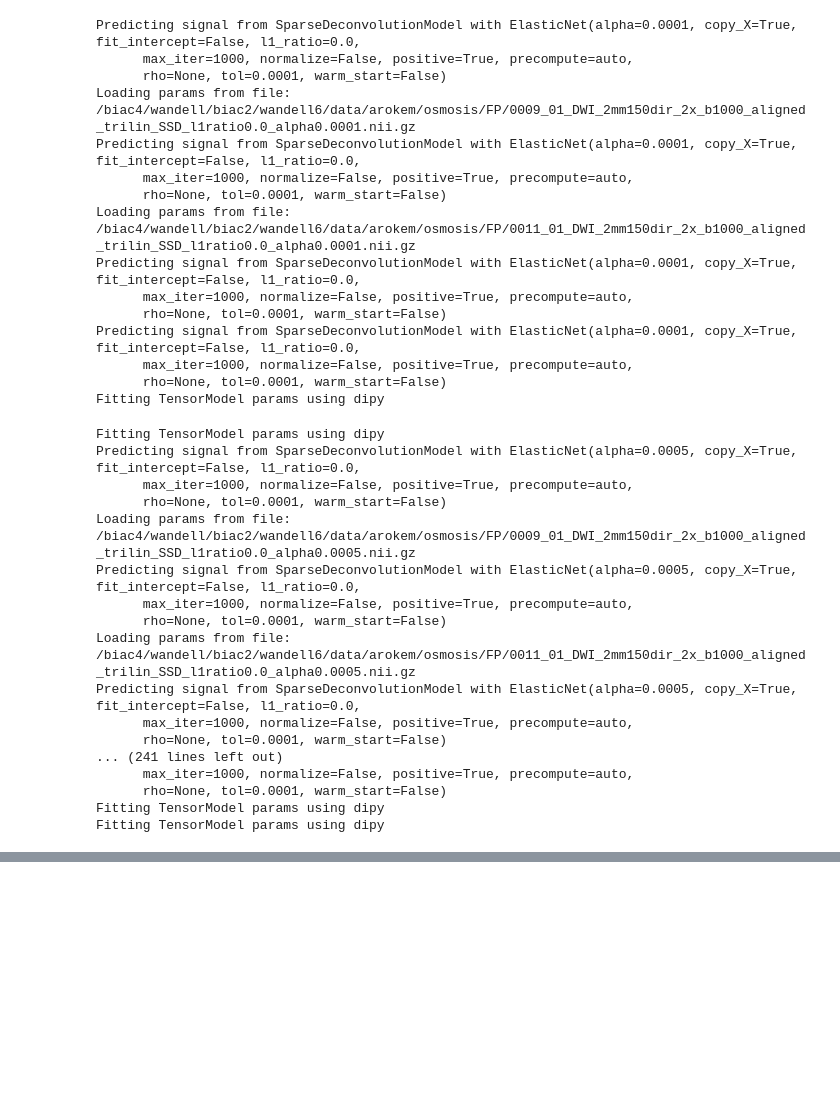
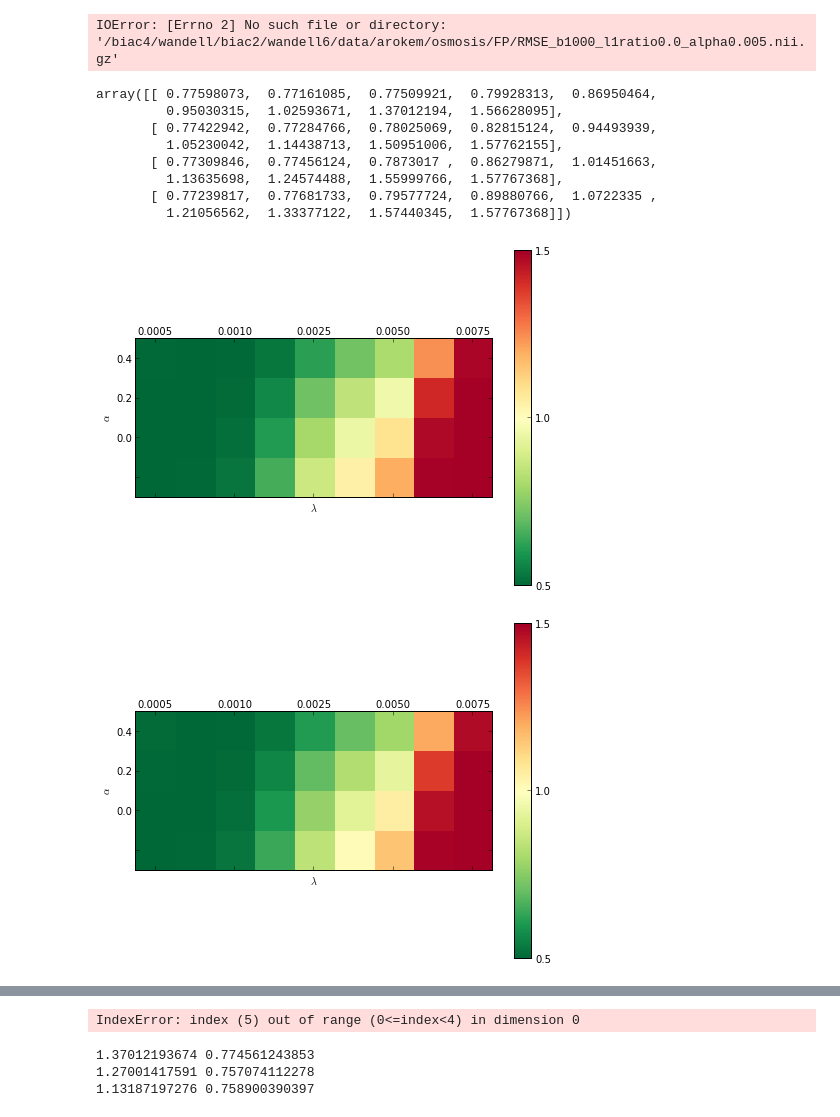
Before and after one commit to arokem/osmosis, a Jupyter notebook: doc/paper_figures/AppendixA-FAST.ipynb, the cells around one changed output, grey strips where cells are left out. Drawn from its saved outputs; the diff is of its cells as text; code cells hidden in the pictures; blank space fills up the shorter version.

```diff
--- a/doc/paper_figures/AppendixA-FAST.ipynb
+++ b/doc/paper_figures/AppendixA-FAST.ipynb
@@ -26,10 +26,10 @@ l1_ratios = [0.0, 0.2, 0.4, 0.6, 0.8, 1.0]
 # %%
 rmse_matrix = {}
 rel_matrix = {}
-for b in [1000, 2000, 4000]:
+for b in [1000, 2000, 4000]: #
     ad_rd = oio.get_ad_rd(subject, b)
-    rmse_matrix[b] = np.zeros((len(rhos), len(alphas)))
-    rel_matrix[b] = np.zeros((len(rhos), len(alphas)))
+    rmse_matrix[b] = np.zeros((len(l1_ratios), len(alphas)))
+    rel_matrix[b] = np.zeros((len(l1_ratios), len(alphas)))
     for l1_idx, l1_ratio in enumerate(l1_ratios):
         for alpha_idx, this_alpha in enumerate(alphas):
 
@@ -37,66 +37,45 @@ for b in [1000, 2000, 4000]:
                                                              subject,
                                                              b,
                                                              l1_ratio,
-                                                             alpha)
+                                                             this_alpha)
 
             rrmse_fname = "%s/%s/PDD_angle_b%s_l1ratio%s_alpha%s.nii.gz"%(oio.data_path,
                                                              subject,
                                                              b,
                                                              l1_ratio,
-                                                             alpha)
+                                                             this_alpha)
 
-            rrmse = ni.load()
+            rrmse = ni.load(oio.data_path + '/%s/'%subject + 'RMSE_b%s_l1ratio%s_alpha%s.nii.gz'%(b, l1_ratio, this_alpha)).get_data()
             median_rmse = np.median(rrmse[np.isfinite(rrmse)])
             rmse_matrix[b][l1_idx, alpha_idx] = median_rmse
+            rel = ni.load(oio.data_path + '/%s/'%subject + 'PDD_angle_b%s_l1ratio%s_alpha%s.nii.gz'%(b, l1_ratio, this_alpha)).get_data()
             median_rel = np.median(rel[np.isfinite(rel)])
             rel_matrix[b][l1_idx, alpha_idx] = median_rel
 # %% [output]
-Predicting signal from SparseDeconvolutionModel with ElasticNet(alpha=0.0001, copy_X=True, fit_intercept=False, l1_ratio=0.0,
-      max_iter=1000, normalize=False, positive=True, precompute=auto,
-      rho=None, tol=0.0001, warm_start=False)
-Loading params from file: /biac4/wandell/biac2/wandell6/data/arokem/osmosis/FP/0009_01_DWI_2mm150dir_2x_b1000_aligned_trilin_SSD_l1ratio0.0_alpha0.0001.nii.gz
-Predicting signal from SparseDeconvolutionModel with ElasticNet(alpha=0.0001, copy_X=True, fit_intercept=False, l1_ratio=0.0,
-      max_iter=1000, normalize=False, positive=True, precompute=auto,
-      rho=None, tol=0.0001, warm_start=False)
-Loading params from file: /biac4/wandell/biac2/wandell6/data/arokem/osmosis/FP/0011_01_DWI_2mm150dir_2x_b1000_aligned_trilin_SSD_l1ratio0.0_alpha0.0001.nii.gz
-Predicting signal from SparseDeconvolutionModel with ElasticNet(alpha=0.0001, copy_X=True, fit_intercept=False, l1_ratio=0.0,
-      max_iter=1000, normalize=False, positive=True, precompute=auto,
-      rho=None, tol=0.0001, warm_start=False)
-Predicting signal from SparseDeconvolutionModel with ElasticNet(alpha=0.0001, copy_X=True, fit_intercept=False, l1_ratio=0.0,
-      max_iter=1000, normalize=False, positive=True, precompute=auto,
-      rho=None, tol=0.0001, warm_start=False)
-Fitting TensorModel params using dipy
+IOError: [Errno 2] No such file or directory: '/biac4/wandell/biac2/wandell6/data/arokem/osmosis/FP/RMSE_b1000_l1ratio0.0_alpha0.005.nii.gz'
-Fitting TensorModel params using dipy
-Predicting signal from SparseDeconvolutionModel with ElasticNet(alpha=0.0005, copy_X=True, fit_intercept=False, l1_ratio=0.0,
-      max_iter=1000, normalize=False, positive=True, precompute=auto,
-      rho=None, tol=0.0001, warm_start=False)
-Loading params from file: /biac4/wandell/biac2/wandell6/data/arokem/osmosis/FP/0009_01_DWI_2mm150dir_2x_b1000_aligned_trilin_SSD_l1ratio0.0_alpha0.0005.nii.gz
-Predicting signal from SparseDeconvolutionModel with ElasticNet(alpha=0.0005, copy_X=True, fit_intercept=False, l1_ratio=0.0,
-      max_iter=1000, normalize=False, positive=True, precompute=auto,
-      rho=None, tol=0.0001, warm_start=False)
-Loading params from file: /biac4/wandell/biac2/wandell6/data/arokem/osmosis/FP/0011_01_DWI_2mm150dir_2x_b1000_aligned_trilin_SSD_l1ratio0.0_alpha0.0005.nii.gz
-Predicting signal from SparseDeconvolutionModel with ElasticNet(alpha=0.0005, copy_X=True, fit_intercept=False, l1_ratio=0.0,
-      max_iter=1000, normalize=False, positive=True, precompute=auto,
-      rho=None, tol=0.0001, warm_start=False)
-... (241 lines left out)
-      max_iter=1000, normalize=False, positive=True, precompute=auto,
-      rho=None, tol=0.0001, warm_start=False)
-Fitting TensorModel params using dipy
-Fitting TensorModel params using dipy
 # %%
 for b in [1000, 2000, 4000]:
     fig, ax = plt.subplots(1)
-    #cax = ax.imshow(rmse_matrix[b], interpolation='nearest', cmap=cm.RdYlGn_r, vmax=1.5, vmin=0.5)
-    #cbar = fig.colorbar(cax, ticks=[0.5, 1., 1.5])
-    #cax.axes.set_xticks([0,1,2,3,4,5,6,7,8])
-    #cax.axes.set_xticklabels([str('%1.4f'%this) for this in alphas])
-    #cax.axes.set_xlabel(r'$\lambda$')
-    #cax.axes.set_yticks([0,1,2,3,4,5])
-    #cax.axes.set_yticklabels([str('%1.1f'%(1-this)) for this in rhos])
+    cax = ax.imshow(rmse_matrix[b], interpolation='nearest', cmap=cm.RdYlGn_r, vmax=1.5, vmin=0.5)
+    cbar = fig.colorbar(cax, ticks=[0.5, 1., 1.5])
+    cax.axes.set_xticks([0,1,2,3,4,5,6,7,8])
+    cax.axes.set_xticklabels([str('%1.4f'%this) for this in alphas])
+    cax.axes.set_xlabel(r'$\lambda$')
+    cax.axes.set_yticks([0,1,2,3,4,5])
+    cax.axes.set_yticklabels([str('%1.1f'%(1-this)) for this in l1_ratios])
 
     cax.axes.set_ylabel(r'$\alpha$')
     im = ax.matshow(rmse_matrix[b], cmap=matplotlib.cm.RdYlGn_r)
     fig.set_size_inches([8,6])
     fig.savefig('/home/arokem/Dropbox/osmosis_paper_figures/Figure5_acc_b%s.svg'%b)
-    plt.colorbar(im)
-rmse_matrix[1000]
+# %% [output]
+array([[ 0.77598073,  0.77161085,  0.77509921,  0.79928313,  0.86950464,
+         0.95030315,  1.02593671,  1.37012194,  1.56628095],
+       [ 0.77422942,  0.77284766,  0.78025069,  0.82815124,  0.94493939,
+         1.05230042,  1.14438713,  1.50951006,  1.57762155],
+       [ 0.77309846,  0.77456124,  0.7873017 ,  0.86279871,  1.01451663,
+         1.13635698,  1.24574488,  1.55999766,  1.57767368],
+       [ 0.77239817,  0.77681733,  0.79577724,  0.89880766,  1.0722335 ,
+         1.21056562,  1.33377122,  1.57440345,  1.57767368]])
+[figure, added]
+[figure, added]
@@ -131,6 +111,11 @@ print np.where(rmse_matrix[1000]==np.min(rmse_matrix[1000]))
 #print np.min(rmse_matrix[1000])
 #print np.min(rmse_matrix[2000])
 #print np.min(rmse_matrix[4000])
+# %% [output]
+IndexError: index (5) out of range (0<=index<4) in dimension 0
+1.37012193674 0.774561243853
+1.27001417591 0.757074112278
+1.13187197276 0.758900390397
 # %%
 for b in [1000, 2000, 4000]:
     fig, ax = plt.subplots(1)
```
Also changed, not shown: parts of 3 cells of this notebook, 7 other files.
